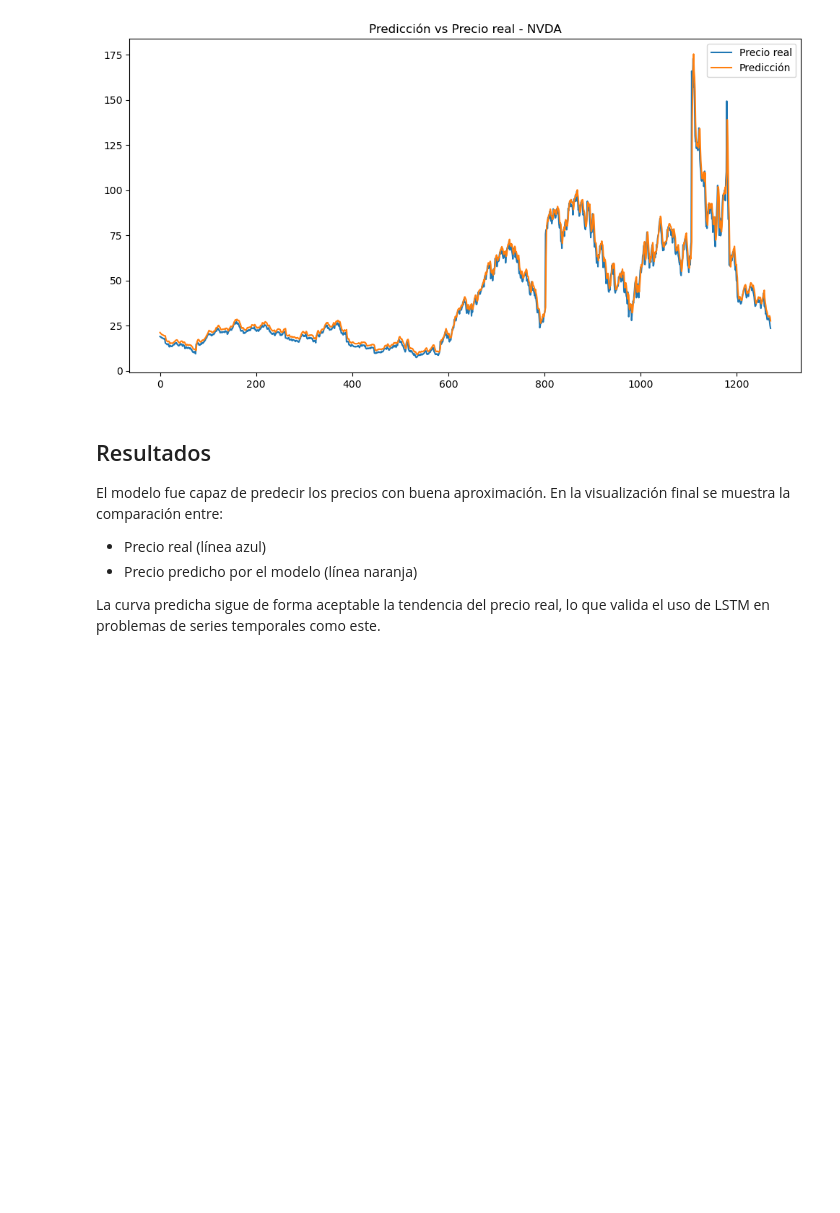
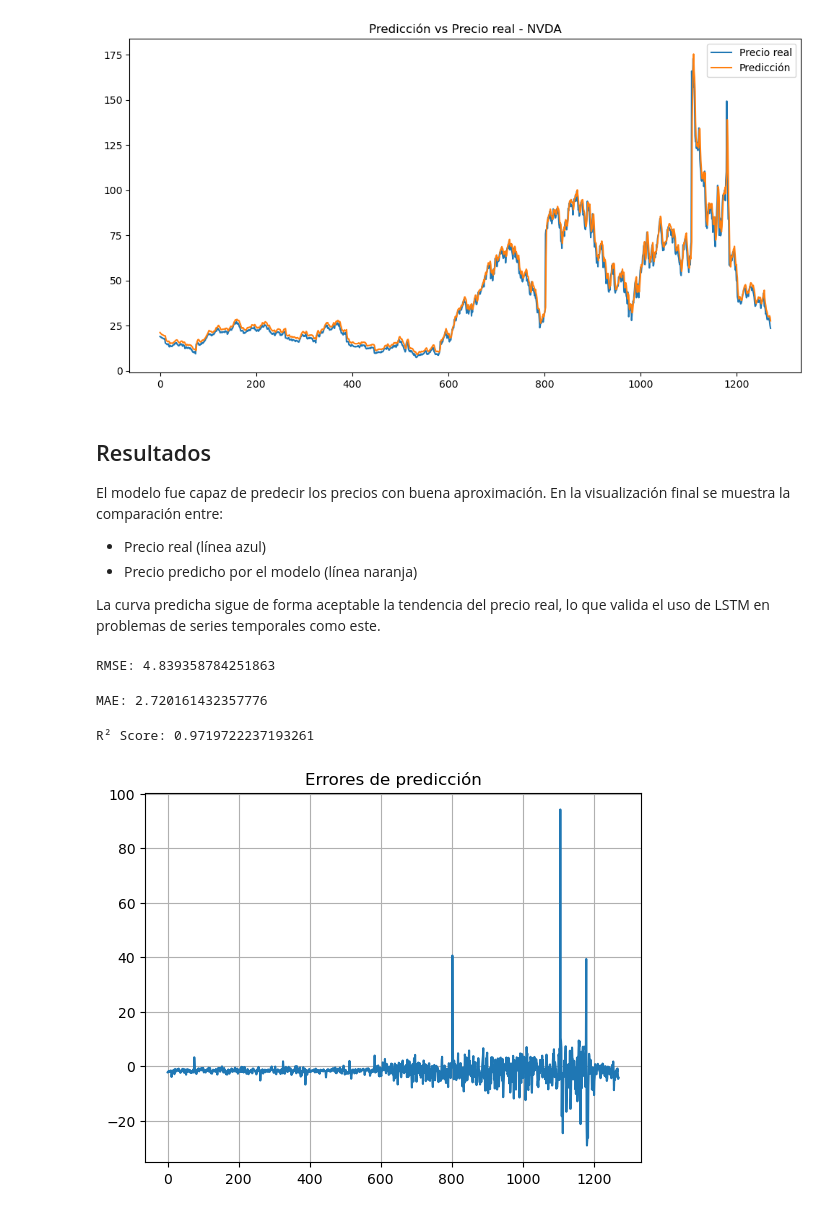
Before and after one commit to lioact/RNN, a Jupyter notebook: Redes Neuronales Recurrentes.ipynb, the cells around one changed output. Cells and saved outputs as stored; diff of their text form; code cells hidden in the pictures; blank space fills up the shorter version.

```diff
--- a/Redes Neuronales Recurrentes.ipynb
+++ b/Redes Neuronales Recurrentes.ipynb
@@ -220,3 +220,30 @@ El modelo fue capaz de predecir los precios con buena aproximación. En la visua
 - Precio predicho por el modelo (línea naranja)
 
 La curva predicha sigue de forma aceptable la tendencia del precio real, lo que valida el uso de LSTM en problemas de series temporales como este.
+# %%
+from sklearn.metrics import mean_squared_error, mean_absolute_error
+
+rmse = np.sqrt(mean_squared_error(real_prices, predicted_prices))
+print("RMSE:", rmse)
+# %% [output]
+RMSE: 4.839358784251863
+# %%
+mae = mean_absolute_error(real_prices, predicted_prices)
+print("MAE:", mae)
+# %% [output]
+MAE: 2.720161432357776
+# %%
+from sklearn.metrics import r2_score
+
+r2 = r2_score(real_prices, predicted_prices)
+print("R² Score:", r2)
+# %% [output]
+R² Score: 0.9719722237193261
+# %%
+errores = real_prices - predicted_prices
+plt.plot(errores)
+plt.title("Errores de predicción")
+plt.grid(True)
+plt.show()
+# %% [output]
+[figure, added]
```
Also changed, not shown: parts of 2 cells of this notebook.
